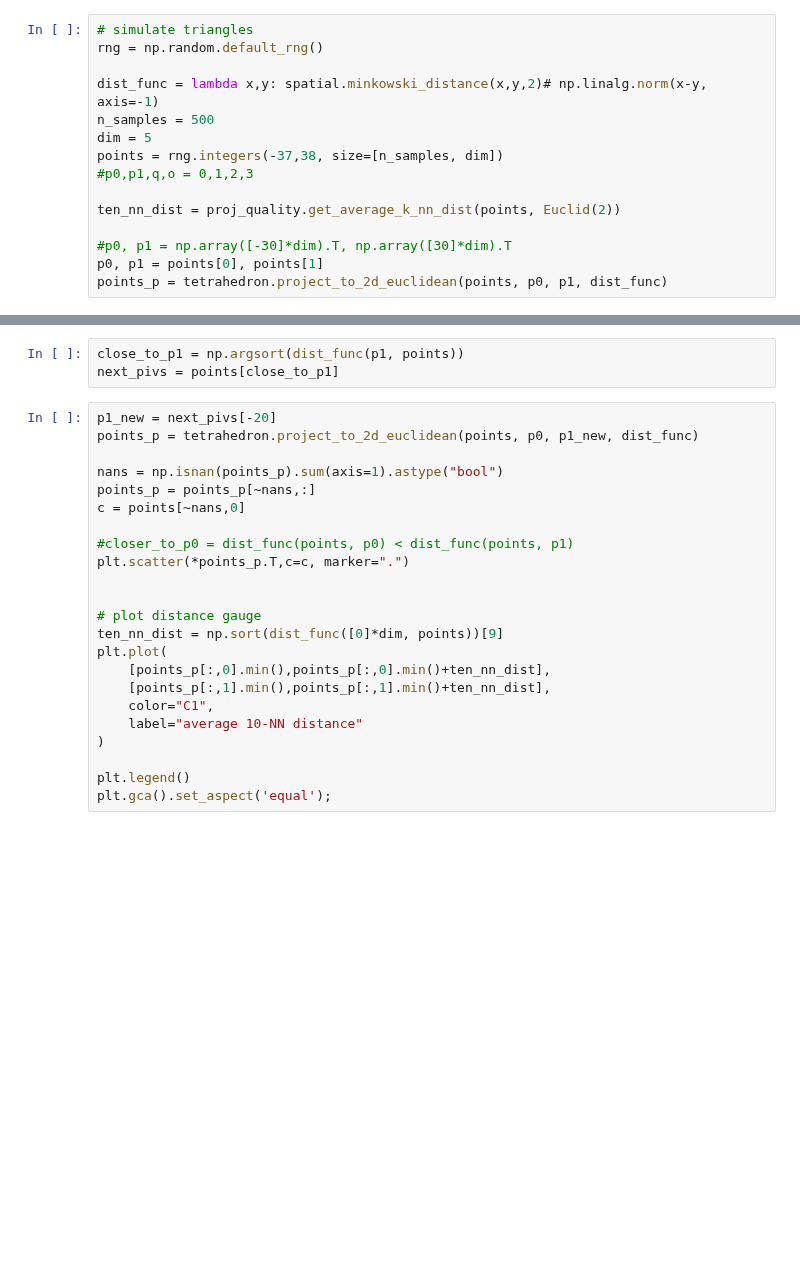
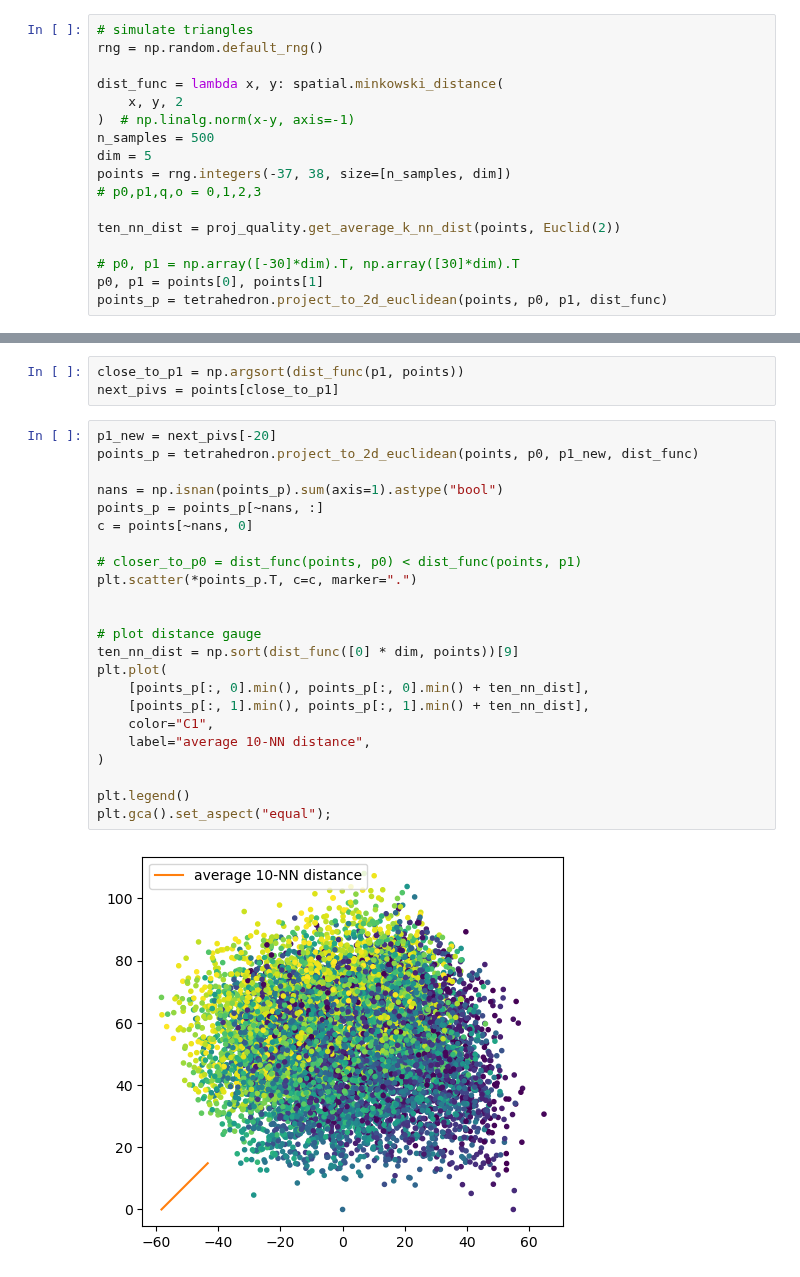
Before and after one commit to DimensionalScoop/metric_spaces, a Jupyter notebook: tetrahedron/math/project_to_2d.ipynb, the cells around one changed output, grey strips where cells are left out. Saved outputs shown, nothing was run; the diff lists cells and outputs as text; blank space fills up the shorter version.

```diff
--- a/tetrahedron/math/project_to_2d.ipynb
+++ b/tetrahedron/math/project_to_2d.ipynb
@@ -35,15 +36,17 @@ def best_pivot_partner(p1):
 # simulate triangles
 rng = np.random.default_rng()
 
-dist_func = lambda x,y: spatial.minkowski_distance(x,y,2)# np.linalg.norm(x-y, axis=-1)
+dist_func = lambda x, y: spatial.minkowski_distance(
+    x, y, 2
+)  # np.linalg.norm(x-y, axis=-1)
 n_samples = 500
 dim = 5
-points = rng.integers(-37,38, size=[n_samples, dim])
-#p0,p1,q,o = 0,1,2,3
+points = rng.integers(-37, 38, size=[n_samples, dim])
+# p0,p1,q,o = 0,1,2,3
 
 ten_nn_dist = proj_quality.get_average_k_nn_dist(points, Euclid(2))
 
-#p0, p1 = np.array([-30]*dim).T, np.array([30]*dim).T
+# p0, p1 = np.array([-30]*dim).T, np.array([30]*dim).T
 p0, p1 = points[0], points[1]
 points_p = tetrahedron.project_to_2d_euclidean(points, p0, p1, dist_func)
 # %%
@@ -243,23 +301,25 @@ next_pivs = points[close_to_p1]
 # %%
 p1_new = next_pivs[-20]
 points_p = tetrahedron.project_to_2d_euclidean(points, p0, p1_new, dist_func)
 
 nans = np.isnan(points_p).sum(axis=1).astype("bool")
-points_p = points_p[~nans,:]
-c = points[~nans,0]
+points_p = points_p[~nans, :]
+c = points[~nans, 0]
 
-#closer_to_p0 = dist_func(points, p0) < dist_func(points, p1)
-plt.scatter(*points_p.T,c=c, marker=".")
+# closer_to_p0 = dist_func(points, p0) < dist_func(points, p1)
+plt.scatter(*points_p.T, c=c, marker=".")
 
 
 # plot distance gauge
-ten_nn_dist = np.sort(dist_func([0]*dim, points))[9]
+ten_nn_dist = np.sort(dist_func([0] * dim, points))[9]
 plt.plot(
-    [points_p[:,0].min(),points_p[:,0].min()+ten_nn_dist],
-    [points_p[:,1].min(),points_p[:,1].min()+ten_nn_dist],
+    [points_p[:, 0].min(), points_p[:, 0].min() + ten_nn_dist],
+    [points_p[:, 1].min(), points_p[:, 1].min() + ten_nn_dist],
     color="C1",
-    label="average 10-NN distance"
+    label="average 10-NN distance",
 )
 
 plt.legend()
-plt.gca().set_aspect('equal');
+plt.gca().set_aspect("equal");
+# %% [output]
+[figure, added]
```
Also changed, not shown: parts of 20 cells of this notebook, 28 other files.
